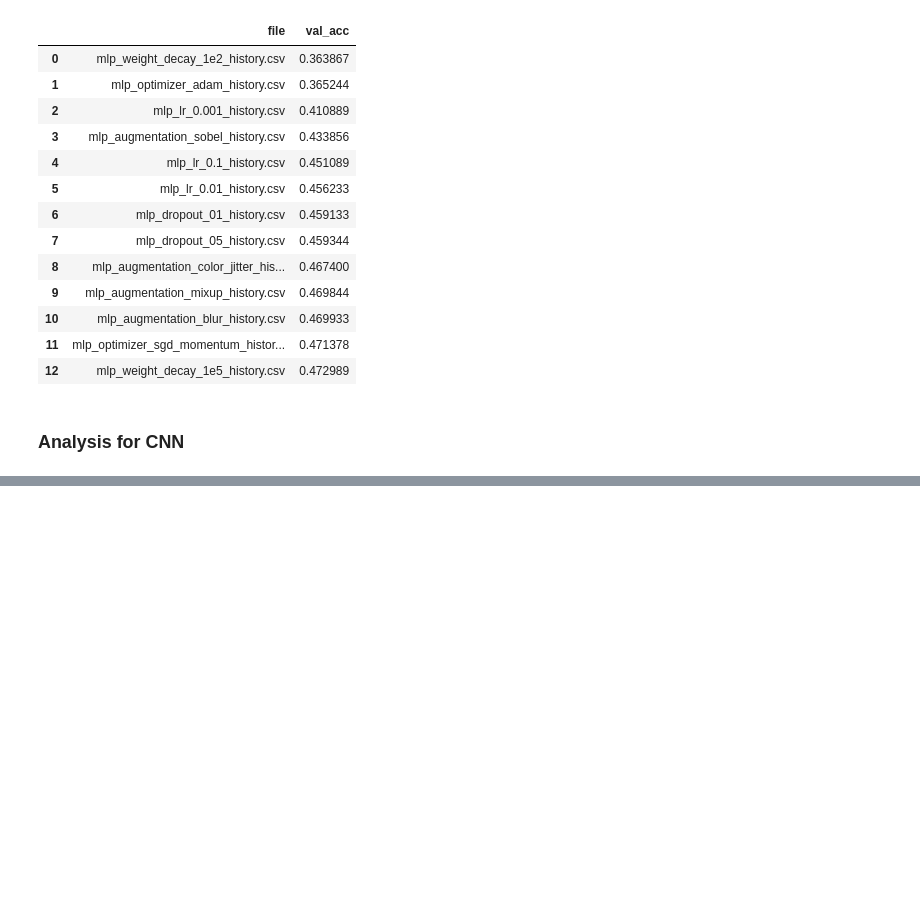
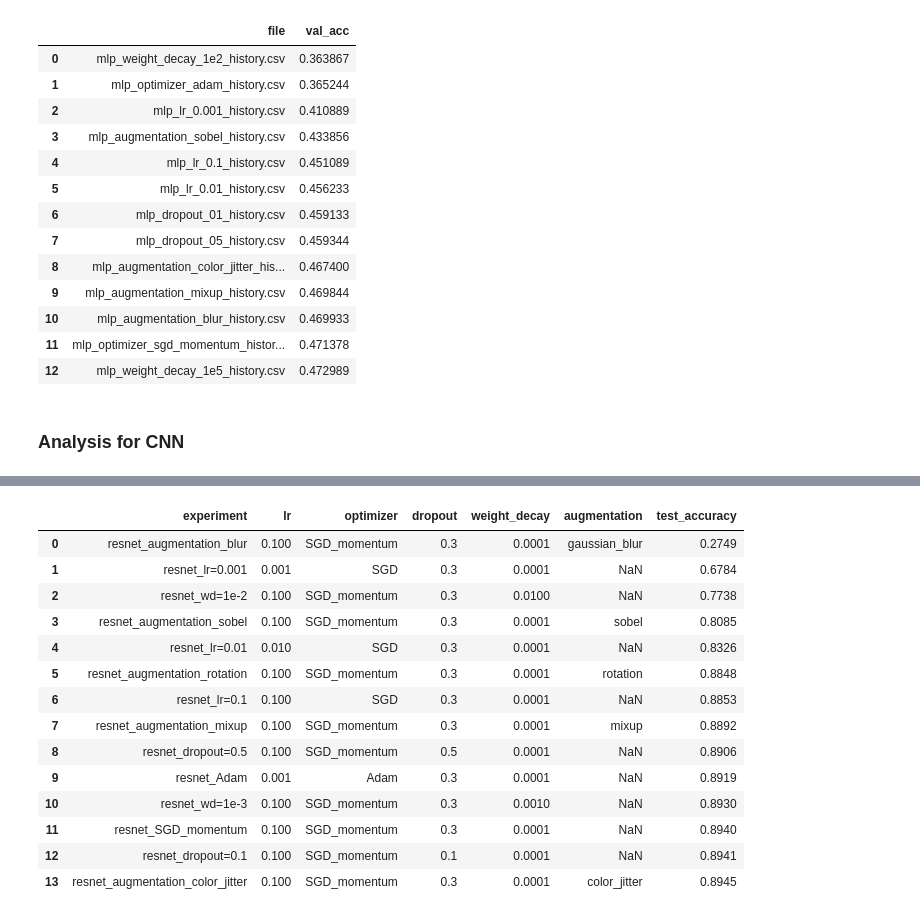
Before and after one commit to malgosiam2/DeepLearningProject1, a Jupyter notebook: notebooks/results_analysis.ipynb, the cells around one changed output, grey strips where cells are left out. Cells and saved outputs as stored; diff of their text form; code cells hidden in the pictures; blank space fills up the shorter version.

```diff
--- a/notebooks/results_analysis.ipynb
+++ b/notebooks/results_analysis.ipynb
@@ -245,0 +294,20 @@ df
+# %%
+df = pd.read_csv(os.path.join(RESULT_DIR, "resnet_experiment_results.csv"))
+# %%
+df.sort_values("test_accuracy").reset_index(drop=True)
+# %% [output]
+|  | experiment | lr | optimizer | dropout | weight_decay | augmentation | test_accuracy |
+| 0 | resnet_augmentation_blur | 0.100 | SGD_momentum | 0.3 | 0.0001 | gaussian_blur | 0.2749 |
+| 1 | resnet_lr=0.001 | 0.001 | SGD | 0.3 | 0.0001 | NaN | 0.6784 |
+| 2 | resnet_wd=1e-2 | 0.100 | SGD_momentum | 0.3 | 0.0100 | NaN | 0.7738 |
+| 3 | resnet_augmentation_sobel | 0.100 | SGD_momentum | 0.3 | 0.0001 | sobel | 0.8085 |
+| 4 | resnet_lr=0.01 | 0.010 | SGD | 0.3 | 0.0001 | NaN | 0.8326 |
+| 5 | resnet_augmentation_rotation | 0.100 | SGD_momentum | 0.3 | 0.0001 | rotation | 0.8848 |
+| 6 | resnet_lr=0.1 | 0.100 | SGD | 0.3 | 0.0001 | NaN | 0.8853 |
+| 7 | resnet_augmentation_mixup | 0.100 | SGD_momentum | 0.3 | 0.0001 | mixup | 0.8892 |
+| 8 | resnet_dropout=0.5 | 0.100 | SGD_momentum | 0.5 | 0.0001 | NaN | 0.8906 |
+| 9 | resnet_Adam | 0.001 | Adam | 0.3 | 0.0001 | NaN | 0.8919 |
+| 10 | resnet_wd=1e-3 | 0.100 | SGD_momentum | 0.3 | 0.0010 | NaN | 0.8930 |
+| 11 | resnet_SGD_momentum | 0.100 | SGD_momentum | 0.3 | 0.0001 | NaN | 0.8940 |
+| 12 | resnet_dropout=0.1 | 0.100 | SGD_momentum | 0.1 | 0.0001 | NaN | 0.8941 |
+| 13 | resnet_augmentation_color_jitter | 0.100 | SGD_momentum | 0.3 | 0.0001 | color_jitter | 0.8945 |
```
Also changed, not shown: parts of 10 cells of this notebook, 1 other file.
